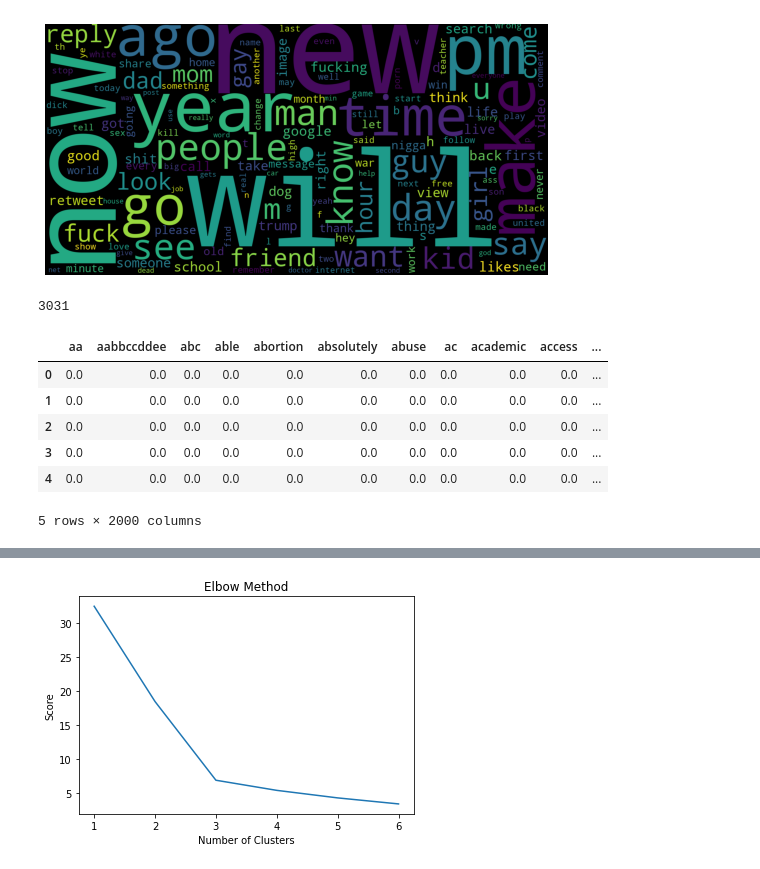
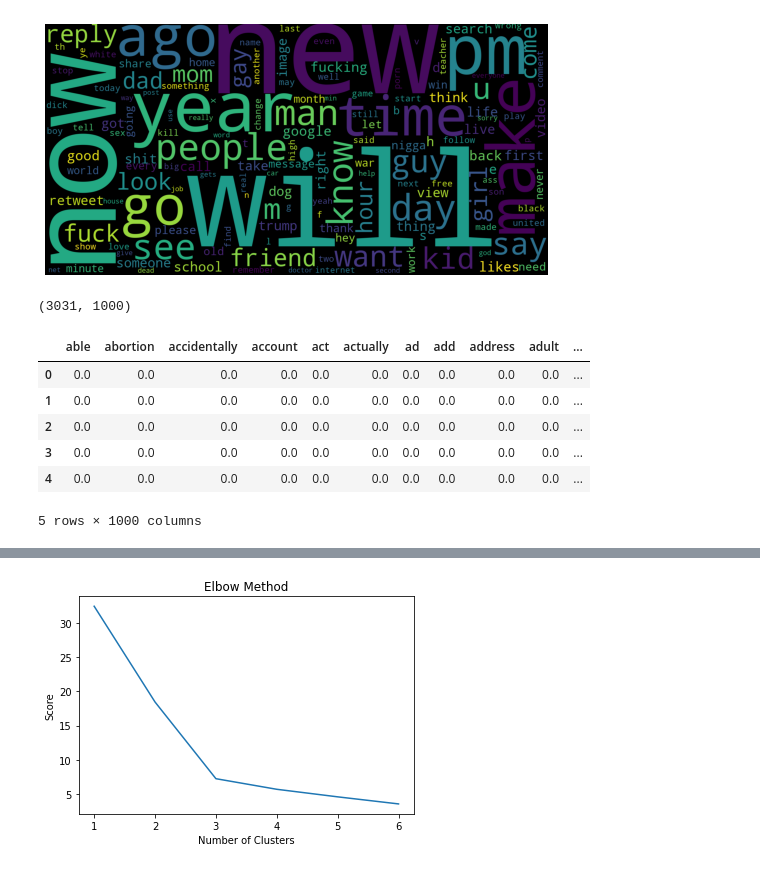
Before and after one commit to skuretski/CourseProject, a Jupyter notebook: KMeans.ipynb, the cells around one changed output, grey strips where cells are left out. Saved outputs shown, nothing was run; the diff lists cells and outputs as text; code cells hidden in the pictures.

```diff
--- a/KMeans.ipynb
+++ b/KMeans.ipynb
@@ -110,18 +111,18 @@ def tokenize_and_stem(text):
 # %%
 data = json_data['text']
 
-tf_idf_vectorizer = TfidfVectorizer(stop_words=stopwords, max_features=2000) #,tokenizer = tokenize_and_stem)
+tf_idf_vectorizer = TfidfVectorizer(stop_words=stopwords, max_features=1000) #,tokenizer = tokenize_and_stem, sublinear_tf=True
 tf_idf = tf_idf_vectorizer.fit_transform(data)
 tf_idf_norm = normalize(tf_idf)
 tf_idf_arr = tf_idf_norm.toarray()
-print(len(tf_idf_arr))
+print(tf_idf_arr.shape)
 pd.DataFrame(tf_idf_arr, columns=tf_idf_vectorizer.get_feature_names()).head()
 # %% [output]
-3031
+(3031, 1000)
-|  | aa | aabbccddee | abc | able | abortion | absolutely | abuse | ac | academic | access | ... |
+|  | able | abortion | accidentally | account | act | actually | ad | add | address | adult | ... |
 | 0 | 0.0 | 0.0 | 0.0 | 0.0 | 0.0 | 0.0 | 0.0 | 0.0 | 0.0 | 0.0 | ... |
 | 1 | 0.0 | 0.0 | 0.0 | 0.0 | 0.0 | 0.0 | 0.0 | 0.0 | 0.0 | 0.0 | ... |
 | 2 | 0.0 | 0.0 | 0.0 | 0.0 | 0.0 | 0.0 | 0.0 | 0.0 | 0.0 | 0.0 | ... |
 | 3 | 0.0 | 0.0 | 0.0 | 0.0 | 0.0 | 0.0 | 0.0 | 0.0 | 0.0 | 0.0 | ... |
 | 4 | 0.0 | 0.0 | 0.0 | 0.0 | 0.0 | 0.0 | 0.0 | 0.0 | 0.0 | 0.0 | ... |
-5 rows × 2000 columns
+5 rows × 1000 columns
```
Also changed, not shown: parts of 10 cells of this notebook, 1 other file.
